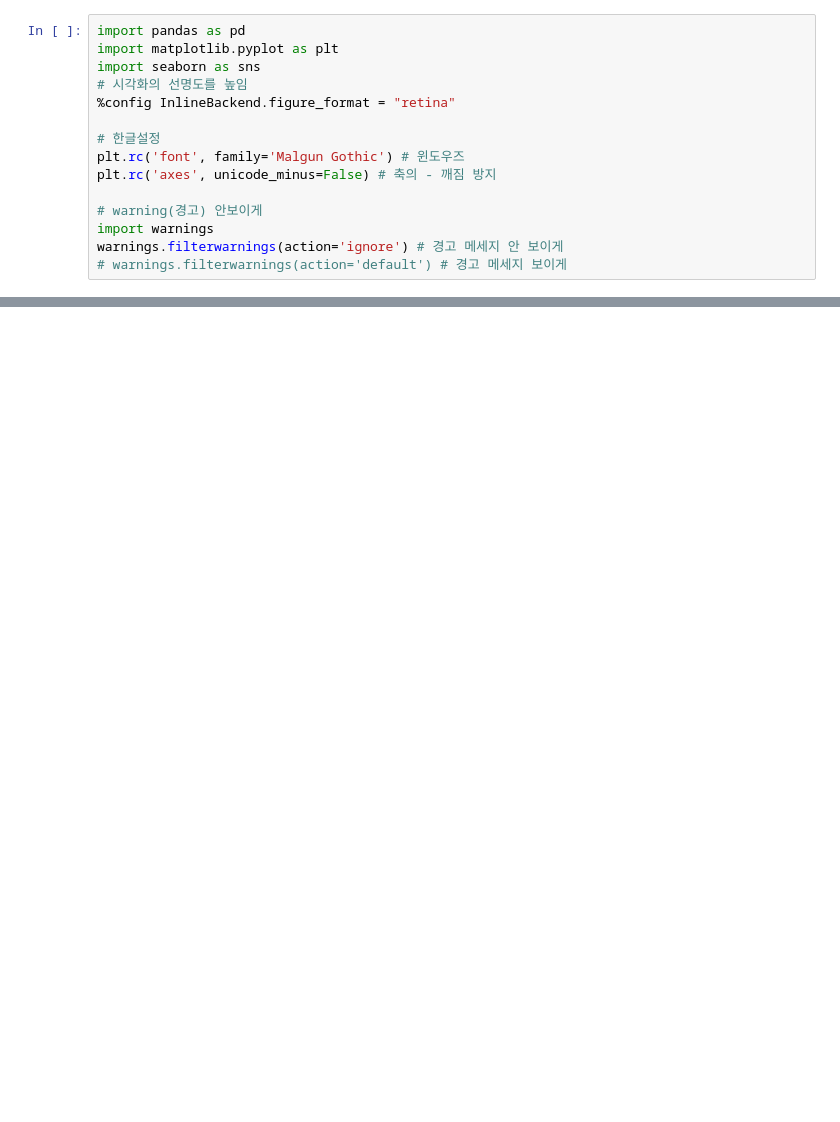
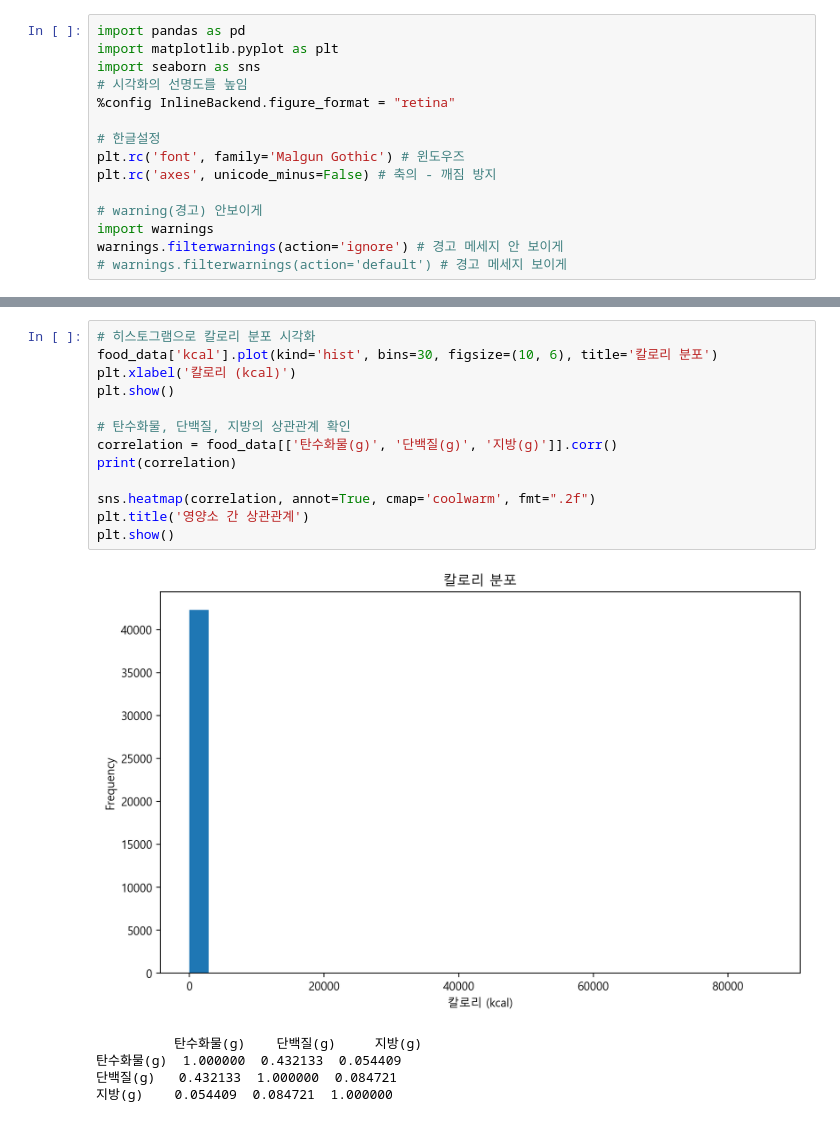
Before and after one commit to minjunK94/2ndProject, a Jupyter notebook: source/시각화.ipynb, the cells around one changed output, grey strips where cells are left out. Cells and saved outputs as stored; diff of their text form; blank space fills up the shorter version.

```diff
--- a/source/시각화.ipynb
+++ b/source/시각화.ipynb
@@ -89,0 +42,19 @@ plt.show()
+# %%
+# 히스토그램으로 칼로리 분포 시각화
+food_data['kcal'].plot(kind='hist', bins=30, figsize=(10, 6), title='칼로리 분포')
+plt.xlabel('칼로리 (kcal)')
+plt.show()
+
+# 탄수화물, 단백질, 지방의 상관관계 확인
+correlation = food_data[['탄수화물(g)', '단백질(g)', '지방(g)']].corr()
+print(correlation)
+
+sns.heatmap(correlation, annot=True, cmap='coolwarm', fmt=".2f")
+plt.title('영양소 간 상관관계')
+plt.show()
+# %% [output]
+[figure, added]
+          탄수화물(g)    단백질(g)     지방(g)
+탄수화물(g)  1.000000  0.432133  0.054409
+단백질(g)   0.432133  1.000000  0.084721
+지방(g)    0.054409  0.084721  1.000000
```
Also changed, not shown: parts of 13 cells of this notebook, 4 other files.
